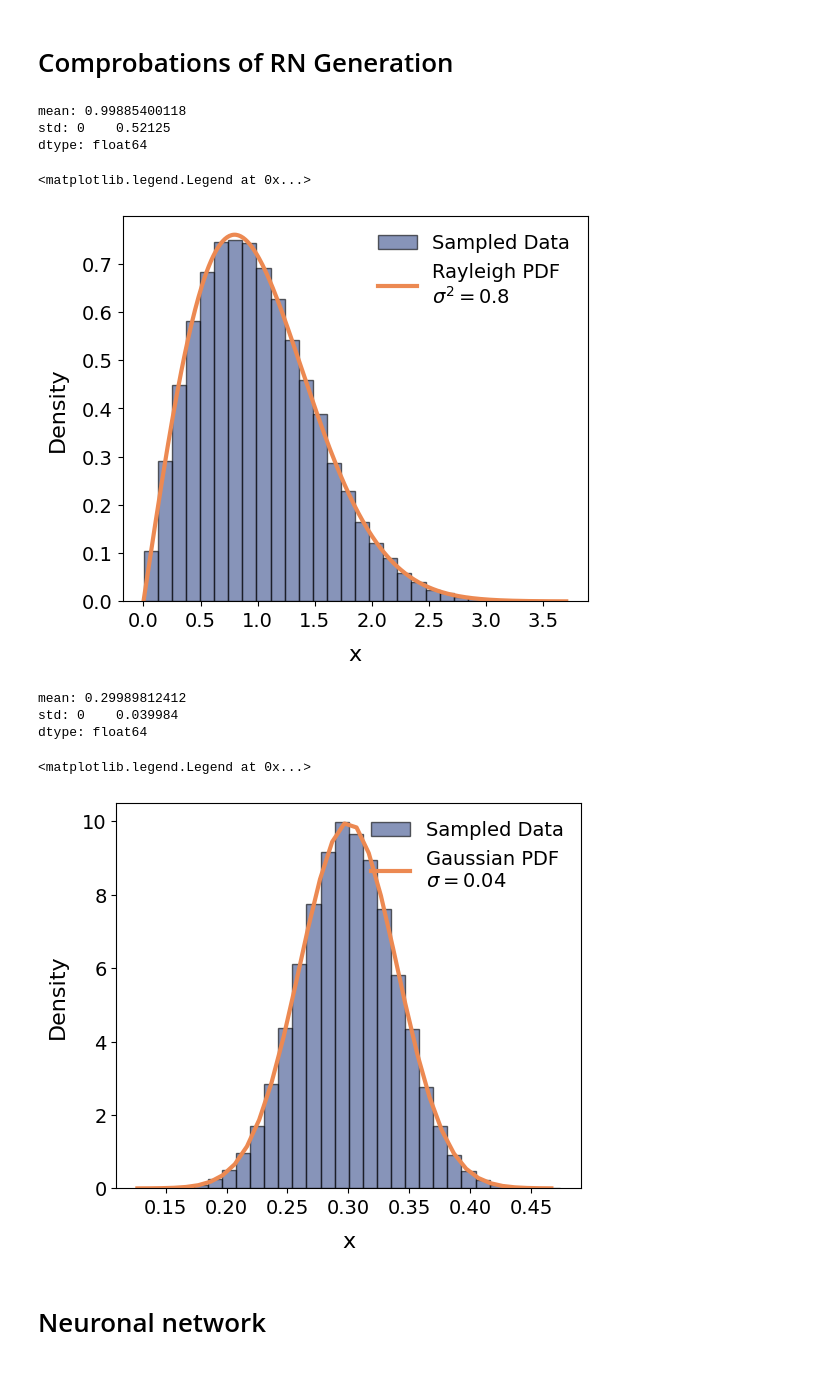
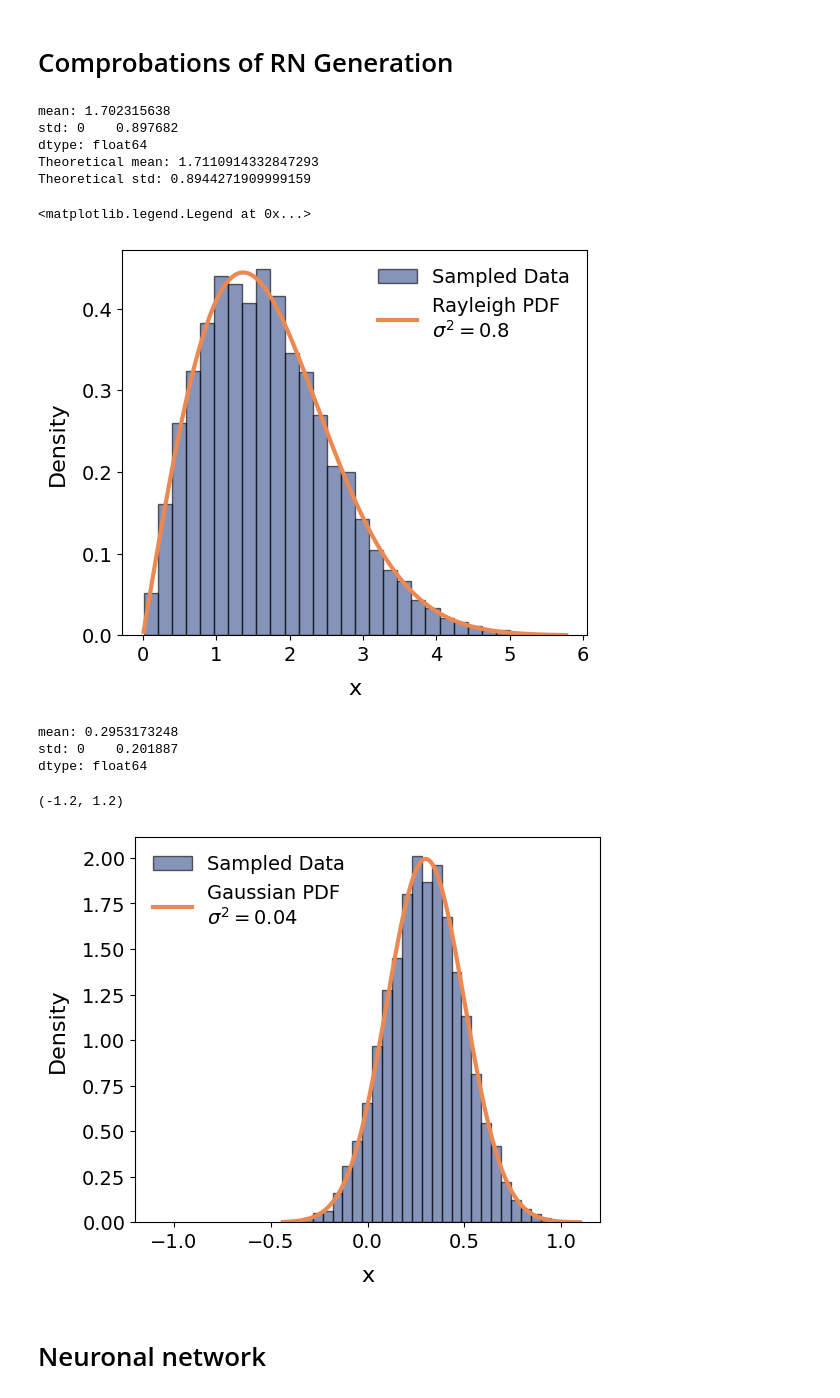
Before and after one commit to underDD/TFM, a Jupyter notebook: plots.ipynb, the cells around one changed output. Drawn from its saved outputs; the diff is of its cells as text; code cells hidden in the pictures.

```diff
--- a/plots.ipynb
+++ b/plots.ipynb
@@ -19,8 +20,13 @@ rayleigh_sample = pd.read_csv('test_rayleigh.txt', header = None)
 print("mean:", np.mean(rayleigh_sample))
 print("std:", np.std(rayleigh_sample))
 
-mean = 1.0;
-sigma = mean * np.sqrt(2.0 / np.pi);
+# mean = 1.0;
+# sigma = mean * np.sqrt(2.0 / np.pi);
+variance = 0.8;
+sigma = np.sqrt(variance*2/(4-np.pi))
+mean = sigma * np.sqrt(np.pi / 2.0)
+print('Theoretical mean:', mean)
+print('Theoretical std:', np.sqrt((4 - np.pi) / 2.0 * sigma**2))
 the_x = np.arange(np.min(rayleigh_sample), np.max(rayleigh_sample), 0.01)
 the_y = (the_x / (sigma**2)) * np.exp(- (the_x**2) / (2.0 * sigma**2))
 
@@ -33,35 +39,38 @@ plt.xticks(fontsize = 14)
 plt.yticks(fontsize = 14)
 plt.legend(fontsize = 14, loc = 'best', frameon = False)
 # %% [output]
-mean: 0.99885400118
-std: 0    0.52125
+mean: 1.702315638
+std: 0    0.897682
 dtype: float64
+Theoretical mean: 1.7110914332847293
+Theoretical std: 0.8944271909999159
 <matplotlib.legend.Legend at 0x...>
-[figure, old version]
+[figure, new version]
 # %%
 gaussian_sample = pd.read_csv('test_gaussian.txt', header = None)
 print("mean:", np.mean(gaussian_sample))
 print("std:", np.std(gaussian_sample))
 
 mean = 0.3;
-sigma = 0.04;
+sigma = np.sqrt(0.04);
 the_x = np.arange(np.min(gaussian_sample), np.max(gaussian_sample), 0.01)
 the_y = (1 / (sigma * np.sqrt(2 * np.pi))) * np.exp(- ((the_x - mean)**2) / (2.0 * sigma**2))
 
 plt.figure(figsize=(6,5))
 plt.hist(gaussian_sample, bins=30, density=True, alpha=0.6, color=sunset2(0.1), edgecolor='black', label='Sampled Data')
-plt.plot(the_x, the_y, color=sunset2(0.8), linewidth=3, label='Gaussian PDF\n' r'$\sigma = 0.04$')
+plt.plot(the_x, the_y, color=sunset2(0.8), linewidth=3, label='Gaussian PDF\n' r'$\sigma^2 = 0.04$')
 plt.xlabel('x', fontsize = 16, labelpad = 10)
 plt.ylabel('Density', fontsize = 16, labelpad = 10)
 plt.xticks(fontsize = 14)
 plt.yticks(fontsize = 14)
 plt.legend(fontsize = 14, loc = 'best', frameon = False)
+plt.xlim(-1.2, 1.2)
 # %% [output]
-mean: 0.29989812412
-std: 0    0.039984
+mean: 0.2953173248
+std: 0    0.201887
 dtype: float64
-<matplotlib.legend.Legend at 0x...>
+(-1.2, 1.2)
-[figure, old version]
+[figure, new version]
 # %% [markdown]
 # Neuronal network
 # %%
```
Also changed, not shown: parts of 5 cells of this notebook, 57 other files.
